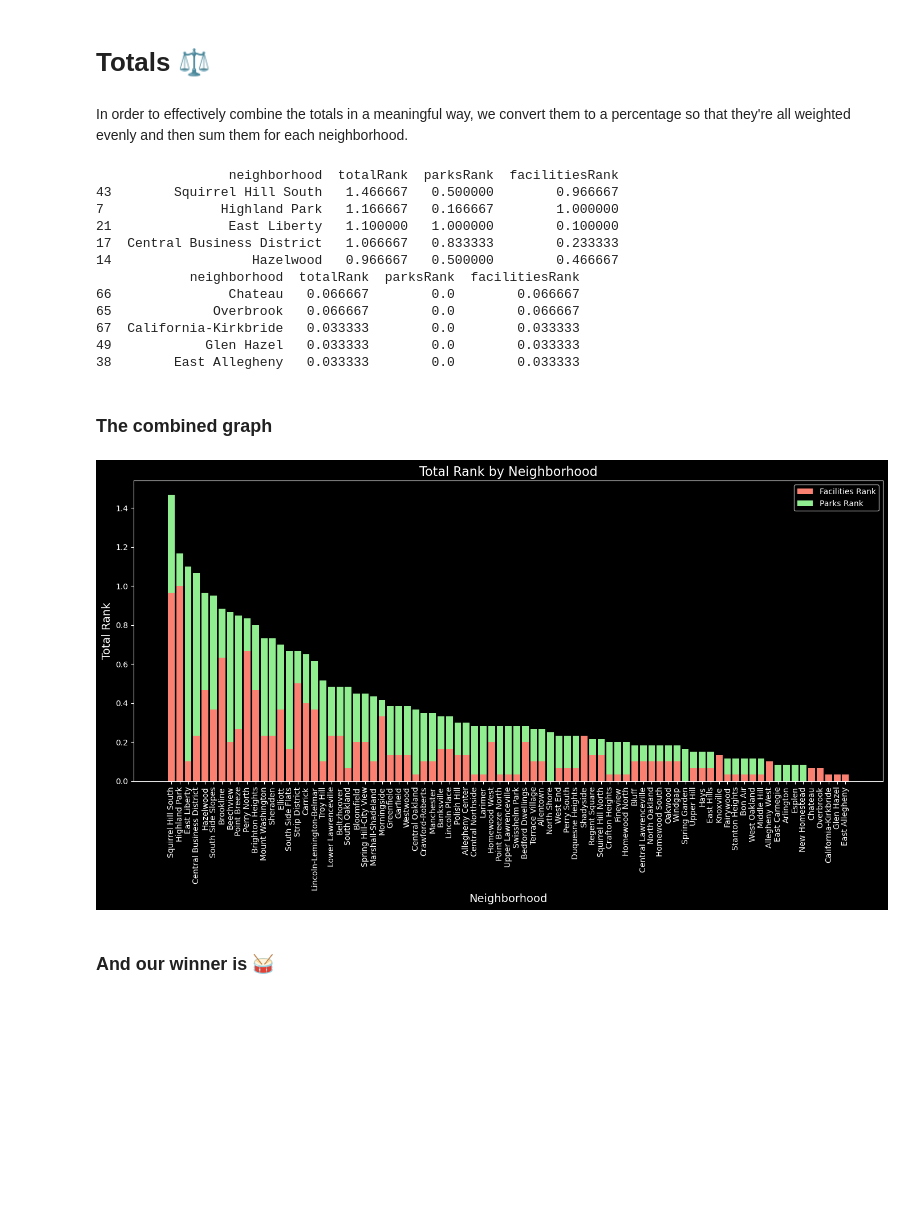
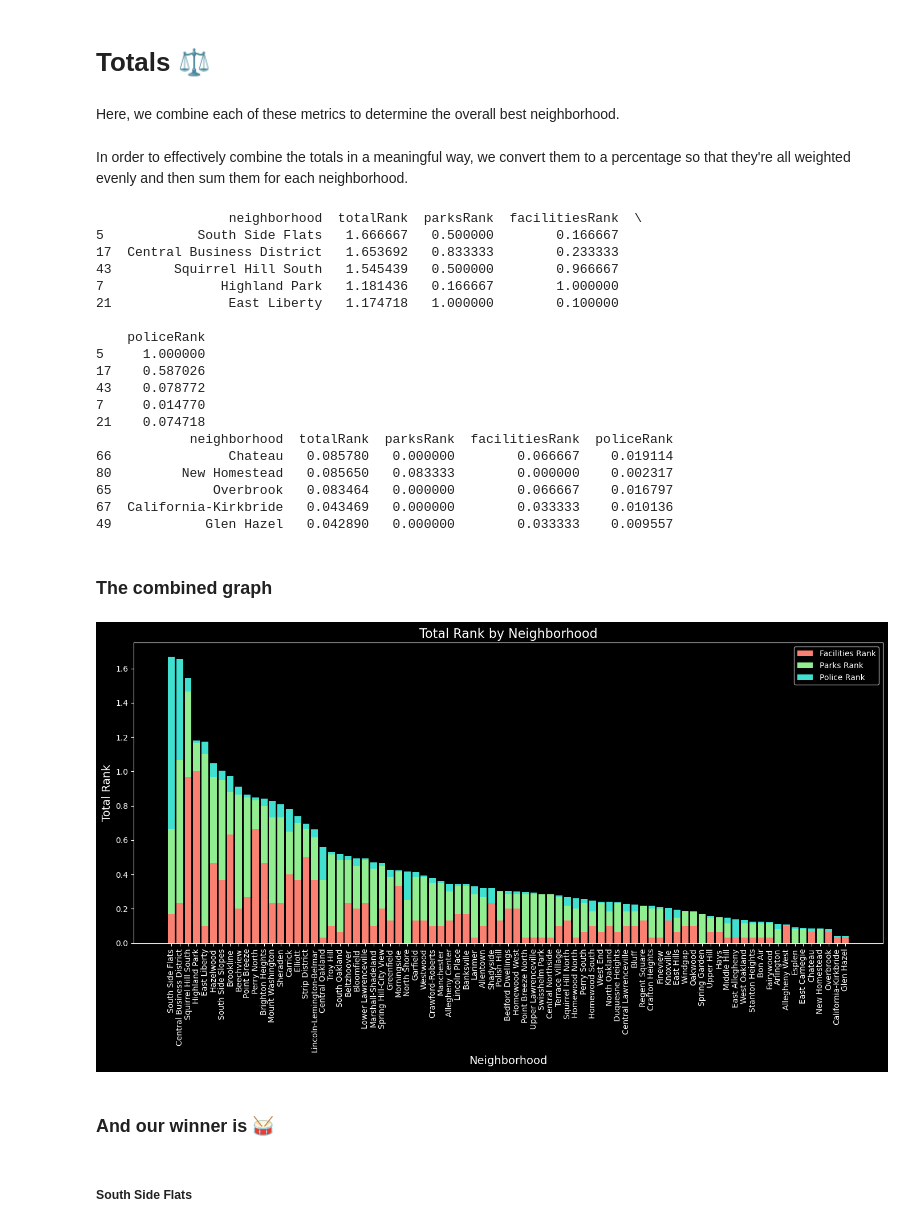
Before and after one commit to LiamBrem/0010-Final-Project, a Jupyter notebook: Final.ipynb, the cells around one changed output. Saved outputs shown, nothing was run; the diff lists cells and outputs as text; code cells hidden in the pictures; blank space fills up the shorter version.

Commit message:
Replaced Major crime w/ citations

```diff
--- a/Final.ipynb
+++ b/Final.ipynb
@@ -166,0 +208,19 @@ plt.show()
+# %%
+police = pd.read_csv("crimes.csv")
+
+crime_count = police['NEIGHBORHOOD'].value_counts().reset_index()
+crime_count.columns = ['neighborhood', 'total_crimes']
+
+crime_count.index = crime_count.index + 1
+crime_count = crime_count.rename_axis("rank")
+
+plt.style.use('dark_background')
+plt.figure(figsize=(14, 8))
+
+crime_count.set_index('neighborhood')['total_crimes'].plot(kind='bar', color='turquoise')
+
+plt.title('Total Number of Crimes in Each Neighborhood', fontsize=16)
+plt.xlabel('Neighborhood', fontsize=14)
+plt.ylabel('Total Crimes', fontsize=14)
+plt.tight_layout()
+plt.show()
@@ -168,6 +232,8 @@ plt.show()
 ---
 # %% [markdown]
 # Totals ⚖️
+# %% [markdown]
+Here, we combine each of these metrics to determine the overall best neighborhood.
 # %% [markdown]
 In order to effectively combine the totals in a meaningful way, we convert them to a percentage so that they're all weighted evenly and then sum them for each neighborhood.
 # %%
@@ -178,54 +244,66 @@ neighborhood_data = pd.DataFrame(neighborhoods, columns=['neighborhood'])
 
 neighborhood_data['parksRank'] = neighborhood_data['neighborhood'].apply(lambda x: parks[parks['neighborhood'] == x].shape[0])
 neighborhood_data['facilitiesRank'] = neighborhood_data['neighborhood'].apply(lambda x: active_facilities[active_facilities['neighborhood'] == x].shape[0])
+neighborhood_data['policeRank'] = neighborhood_data['neighborhood'].apply(lambda x: police[police['NEIGHBORHOOD'] == x].shape[0])
 
-neighborhood_data[['parksRank', 'facilitiesRank']] = neighborhood_data[['parksRank', 'facilitiesRank']].fillna(0).astype(int)
+neighborhood_data[['parksRank', 'facilitiesRank', 'policeRank']] = neighborhood_data[['parksRank', 'facilitiesRank', 'policeRank']].fillna(0).astype(int)
 
 neighborhood_data['parksRank_norm'] = neighborhood_data['parksRank'] / neighborhood_data['parksRank'].max()
 neighborhood_data['facilitiesRank_norm'] = neighborhood_data['facilitiesRank'] / neighborhood_data['facilitiesRank'].max()
+neighborhood_data['policeRank_norm'] = neighborhood_data['policeRank'] / neighborhood_data['policeRank'].max()
 
 neighborhood_data['parksRank'] = neighborhood_data['parksRank_norm']
 neighborhood_data['facilitiesRank'] = neighborhood_data['facilitiesRank_norm']
+neighborhood_data['policeRank'] = neighborhood_data['policeRank_norm']
 
-neighborhood_data['totalRank'] = (neighborhood_data['parksRank_norm'] + neighborhood_data['facilitiesRank_norm'])
+neighborhood_data['totalRank'] = (neighborhood_data['parksRank_norm'] + neighborhood_data['facilitiesRank_norm'] + neighborhood_data['policeRank_norm'])
 
 neighborhood_data_sorted = neighborhood_data.sort_values(by='totalRank', ascending=False)
 
-#print(neighborhood_data_sorted[['neighborhood', 'totalRank', 'parksRank', 'facilitiesRank']])
-
-print(neighborhood_data_sorted[['neighborhood', 'totalRank', 'parksRank', 'facilitiesRank']].head())
-print(neighborhood_data_sorted[['neighborhood', 'totalRank', 'parksRank', 'facilitiesRank']].tail())
+print(neighborhood_data_sorted[['neighborhood', 'totalRank', 'parksRank', 'facilitiesRank', 'policeRank']].head())
+print(neighborhood_data_sorted[['neighborhood', 'totalRank', 'parksRank', 'facilitiesRank', 'policeRank']].tail())
 # %% [output]
-                 neighborhood  totalRank  parksRank  facilitiesRank
-43        Squirrel Hill South   1.466667   0.500000        0.966667
-7               Highland Park   1.166667   0.166667        1.000000
-21               East Liberty   1.100000   1.000000        0.100000
-17  Central Business District   1.066667   0.833333        0.233333
-14                  Hazelwood   0.966667   0.500000        0.466667
-            neighborhood  totalRank  parksRank  facilitiesRank
-66               Chateau   0.066667        0.0        0.066667
-65             Overbrook   0.066667        0.0        0.066667
-67  California-Kirkbride   0.033333        0.0        0.033333
-49            Glen Hazel   0.033333        0.0        0.033333
-38        East Allegheny   0.033333        0.0        0.033333
+                 neighborhood  totalRank  parksRank  facilitiesRank  \
+5            South Side Flats   1.666667   0.500000        0.166667
+17  Central Business District   1.653692   0.833333        0.233333
+43        Squirrel Hill South   1.545439   0.500000        0.966667
+7               Highland Park   1.181436   0.166667        1.000000
+21               East Liberty   1.174718   1.000000        0.100000
+
+    policeRank
+5     1.000000
+17    0.587026
+43    0.078772
+7     0.014770
+21    0.074718
+            neighborhood  totalRank  parksRank  facilitiesRank  policeRank
+66               Chateau   0.085780   0.000000        0.066667    0.019114
+80         New Homestead   0.085650   0.083333        0.000000    0.002317
+65             Overbrook   0.083464   0.000000        0.066667    0.016797
+67  California-Kirkbride   0.043469   0.000000        0.033333    0.010136
+49            Glen Hazel   0.042890   0.000000        0.033333    0.009557
 # %% [markdown]
 ### The combined graph
 # %%
 plt.style.use('dark_background')
 plt.figure(figsize=(14, 8))
 
 # Plot facilities and parks ranks as stacked bars
 plt.bar(neighborhood_data_sorted['neighborhood'], neighborhood_data_sorted['facilitiesRank_norm'], label='Facilities Rank', color='salmon')
 plt.bar(neighborhood_data_sorted['neighborhood'], neighborhood_data_sorted['parksRank_norm'], bottom=neighborhood_data_sorted['facilitiesRank'], label='Parks Rank', color='lightgreen')
+plt.bar(neighborhood_data_sorted['neighborhood'], neighborhood_data_sorted['policeRank_norm'], bottom=neighborhood_data_sorted['facilitiesRank'] + neighborhood_data_sorted['parksRank'], label='Police Rank', color='turquoise')
+
 
 plt.title('Total Rank by Neighborhood', fontsize=16)
 plt.xlabel('Neighborhood', fontsize=14)
 plt.ylabel('Total Rank', fontsize=14)
 plt.xticks(rotation=90)
 plt.legend()
 plt.tight_layout()
 plt.show()
 # %% [output]
-[figure, old version]
+[figure, new version]
 # %% [markdown]
 ### And our winner is 🥁
+# %% [markdown]
+##### South Side Flats
```
Also changed, not shown: parts of 16 cells of this notebook, 1 other file.
